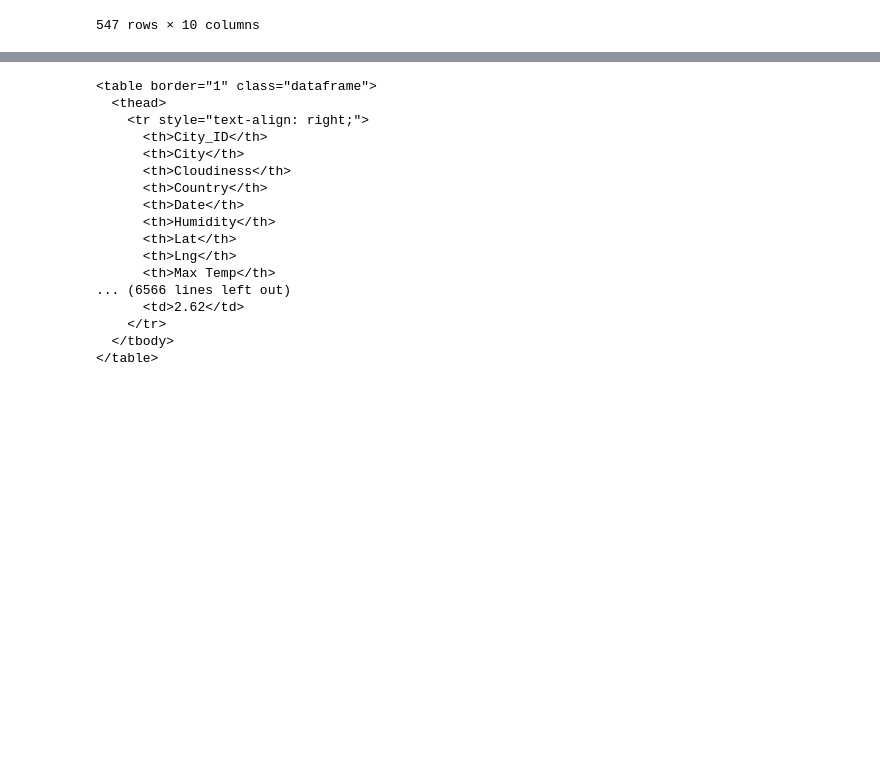
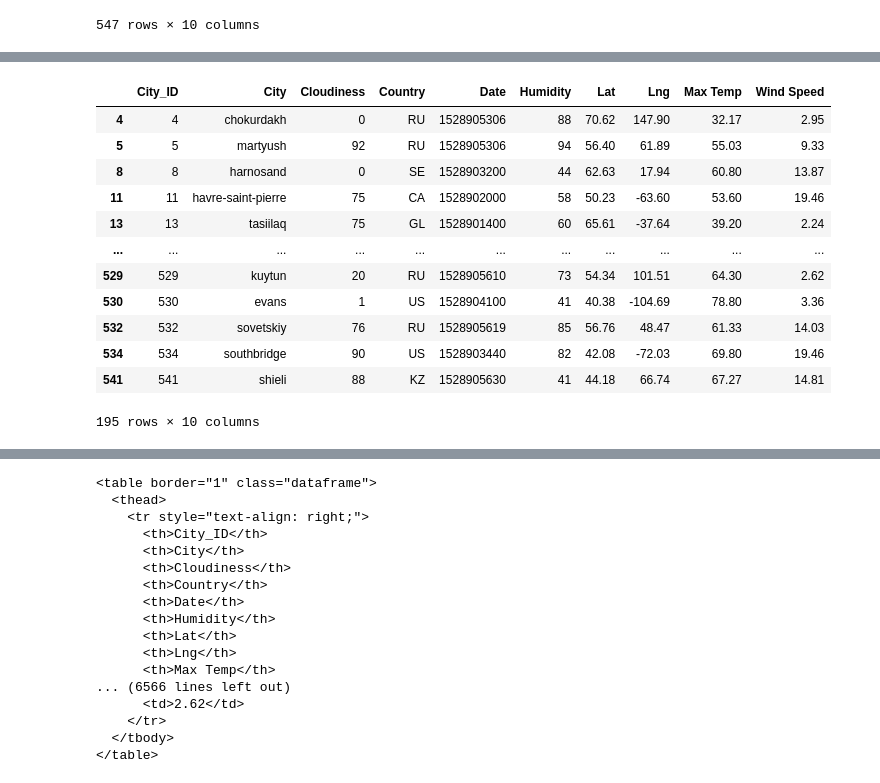
Before and after one commit to Mkang525/Web-Design-Challenge, a Jupyter notebook: WebVisualizations/Resources/Untitled.ipynb, the cells around one changed output, grey strips where cells are left out. Drawn from its saved outputs; the diff is of its cells as text; code cells hidden in the pictures; blank space fills up the shorter version.

```diff
--- a/WebVisualizations/Resources/Untitled.ipynb
+++ b/WebVisualizations/Resources/Untitled.ipynb
@@ -44,0 +25,18 @@ Note: you may need to restart the kernel to use updated packages.
+# %%
+hum_40 = cities1.loc[cities1['Lat'] >= 40, :]
+
+hum_40
+# %% [output]
+|  | City_ID | City | Cloudiness | Country | Date | Humidity | Lat | Lng | Max Temp | Wind Speed |
+| 4 | 4 | chokurdakh | 0 | RU | 1528905306 | 88 | 70.62 | 147.90 | 32.17 | 2.95 |
+| 5 | 5 | martyush | 92 | RU | 1528905306 | 94 | 56.40 | 61.89 | 55.03 | 9.33 |
+| 8 | 8 | harnosand | 0 | SE | 1528903200 | 44 | 62.63 | 17.94 | 60.80 | 13.87 |
+| 11 | 11 | havre-saint-pierre | 75 | CA | 1528902000 | 58 | 50.23 | -63.60 | 53.60 | 19.46 |
+| 13 | 13 | tasiilaq | 75 | GL | 1528901400 | 60 | 65.61 | -37.64 | 39.20 | 2.24 |
+| ... | ... | ... | ... | ... | ... | ... | ... | ... | ... | ... |
+| 529 | 529 | kuytun | 20 | RU | 1528905610 | 73 | 54.34 | 101.51 | 64.30 | 2.62 |
+| 530 | 530 | evans | 1 | US | 1528904100 | 41 | 40.38 | -104.69 | 78.80 | 3.36 |
+| 532 | 532 | sovetskiy | 76 | RU | 1528905619 | 85 | 56.76 | 48.47 | 61.33 | 14.03 |
+| 534 | 534 | southbridge | 90 | US | 1528903440 | 82 | 42.08 | -72.03 | 69.80 | 19.46 |
+| 541 | 541 | shieli | 88 | KZ | 1528905630 | 41 | 44.18 | 66.74 | 67.27 | 14.81 |
+195 rows × 10 columns
```
Also changed, not shown: parts of 2 cells of this notebook, 4 other files.
